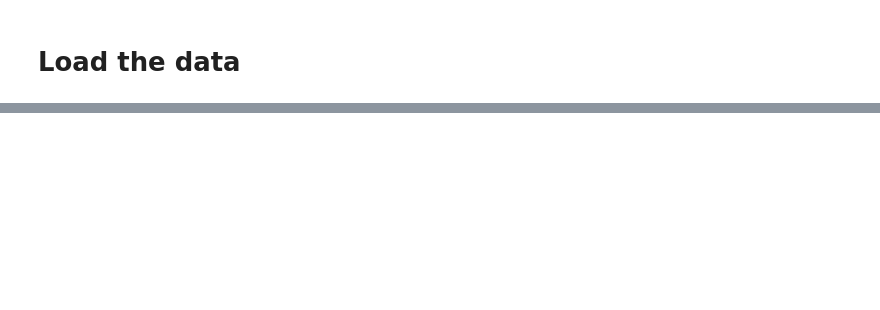
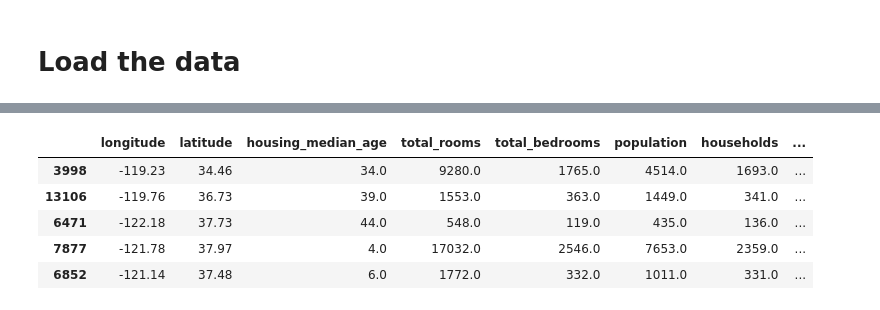
Before and after one commit to m-mhe/ML, a Jupyter notebook: housing_price_prediction/part_one.ipynb, the cells around one changed output, grey strips where cells are left out. Cells and saved outputs as stored; diff of their text form; code cells hidden in the pictures; blank space fills up the shorter version.

```diff
--- a/housing_price_prediction/part_one.ipynb
+++ b/housing_price_prediction/part_one.ipynb
@@ -50,0 +93,17 @@ max         500001.000000
+# %%
+Spliter = SSS(n_splits=10, test_size= 0.2, random_state= 67)
+
+train_test_pair_of_housing_datasets = []
+
+for train, test in Spliter.split(housing_dataset, housing_dataset["incomeCatagoty"]):
+    train_set = housing_dataset.iloc[train]
+    test_set = housing_dataset.iloc[test]
+    train_test_pair_of_housing_datasets.append([train_set, test_set])
+train_test_pair_of_housing_datasets[0][0].head()
+# %% [output]
+|  | longitude | latitude | housing_median_age | total_rooms | total_bedrooms | population | households | ... |
+| 3998 | -119.23 | 34.46 | 34.0 | 9280.0 | 1765.0 | 4514.0 | 1693.0 | ... |
+| 13106 | -119.76 | 36.73 | 39.0 | 1553.0 | 363.0 | 1449.0 | 341.0 | ... |
+| 6471 | -122.18 | 37.73 | 44.0 | 548.0 | 119.0 | 435.0 | 136.0 | ... |
+| 7877 | -121.78 | 37.97 | 4.0 | 17032.0 | 2546.0 | 7653.0 | 2359.0 | ... |
+| 6852 | -121.14 | 37.48 | 6.0 | 1772.0 | 332.0 | 1011.0 | 331.0 | ... |
```
Also changed, not shown: parts of 10 cells of this notebook, 1 other file.
